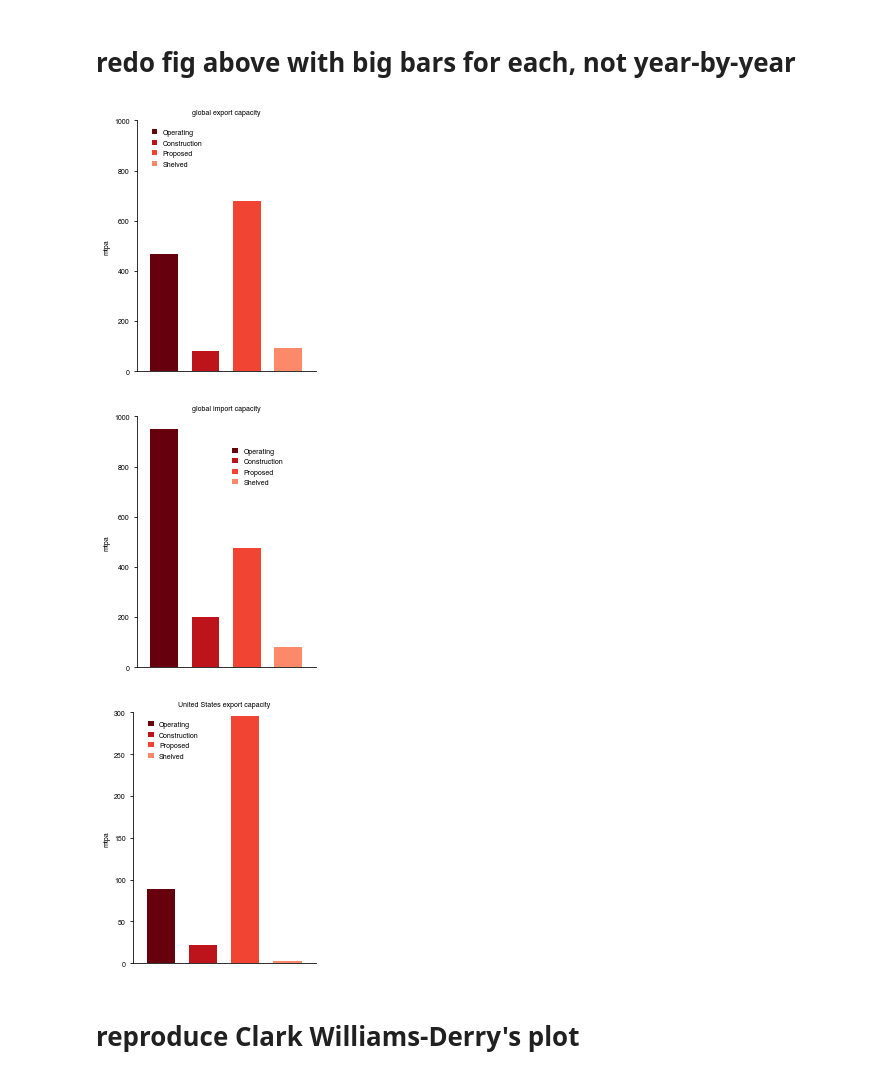
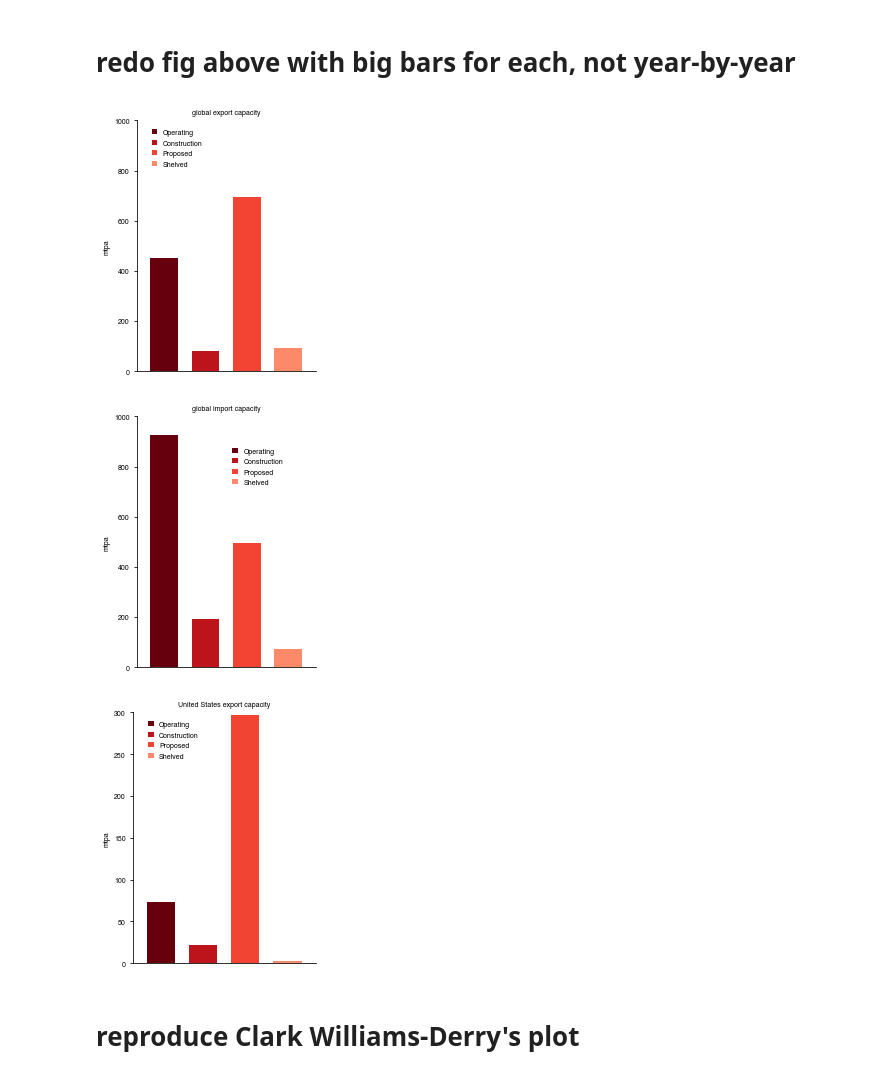
Before and after one commit to GlobalEnergyMonitor/GOIT-GGIT-research, a Jupyter notebook: lng-terminals-report-2022/notebooks/ggit-terminals-2022-report-research.ipynb, the cells around one changed output. Saved outputs shown, nothing was run; the diff lists cells and outputs as text; code cells hidden in the pictures.

```diff
--- a/lng-terminals-report-2022/notebooks/ggit-terminals-2022-report-research.ipynb
+++ b/lng-terminals-report-2022/notebooks/ggit-terminals-2022-report-research.ipynb
@@ -304,14 +305,14 @@ mp.savefig('saved-figures/regional-import-capacity.pdf',
 # %% [markdown]
 ## import
 # %%
-mtpa_started_sum = terms_df_orig.loc[(terms_df_orig.Type1=='LNG')&
-                                     (terms_df_orig.Facility=='Import')&
+mtpa_started_sum = terms_df_orig.loc[(terms_df_orig.Fuel=='LNG')&
+                                     (terms_df_orig['Import/Export']=='Import')&
                                      (terms_df_orig.Status=='Operating')].groupby('StartYearEarliest')['CapacityInMtpa'].sum()
 #terms_df_orig.groupby('StartYearEarliest')['CapacityInMtpa'].sum()
 
 # indev pipelines = Proposed or Construction
-mtpa_indev = terms_df_orig.loc[(terms_df_orig.Type1=='LNG')&
-                                     (terms_df_orig.Facility=='Import')].groupby('Status')['CapacityInMtpa'].sum()
+mtpa_indev = terms_df_orig.loc[(terms_df_orig.Fuel=='LNG')&
+                                     (terms_df_orig['Import/Export']=='Import')].groupby('Status')['CapacityInMtpa'].sum()
 
 font_size = 7
 
@@ -386,12 +387,12 @@ mp.savefig('saved-figures/mtpa-import-by-start-year-backto2008.pdf', bbox_inches
 # %%
-mtpa_started_sum = terms_df_orig.loc[(terms_df_orig.Type1=='LNG')&
-                                     (terms_df_orig.Facility=='Export')&
+mtpa_started_sum = terms_df_orig.loc[(terms_df_orig.Fuel=='LNG')&
+                                     (terms_df_orig['Import/Export']=='Export')&
                                      (terms_df_orig.Status=='Operating')].groupby('StartYearEarliest')['CapacityInMtpa'].sum()
 #terms_df_orig.groupby('StartYearEarliest')['CapacityInMtpa'].sum()
 
 # indev pipelines = Proposed or Construction
-mtpa_indev = terms_df_orig.loc[(terms_df_orig.Type1=='LNG')&
-                                     (terms_df_orig.Facility=='Export')].groupby('Status')['CapacityInMtpa'].sum()
+mtpa_indev = terms_df_orig.loc[(terms_df_orig.Fuel=='LNG')&
+                                     (terms_df_orig['Import/Export']=='Export')].groupby('Status')['CapacityInMtpa'].sum()
 
 font_size = 7
 
@@ -466,8 +467,8 @@ mp.savefig('saved-figures/mtpa-export-by-start-year-backto2008.pdf', bbox_inches
 # %% [markdown]
 # redo fig above with big bars for each, not year-by-year
 # %%
-mtpa_summed_by_status = terms_df_orig.loc[(terms_df_orig.Type1=='LNG')&
-                                          (terms_df_orig.Facility=='Export')].groupby('Status')['CapacityInMtpa'].sum()
+mtpa_summed_by_status = terms_df_orig.loc[(terms_df_orig.Fuel=='LNG')&
+                                          (terms_df_orig['Import/Export']=='Export')].groupby('Status')['CapacityInMtpa'].sum()
 
 font_size = 7
 ytop = 1000
@@ -507,10 +508,10 @@ fig.tight_layout()#w_pad=0.05)
 mp.savefig('saved-figures/mtpa-export-summed-bars.png', bbox_inches='tight', transparent=True, dpi=600)
 mp.savefig('saved-figures/mtpa-export-summed-bars.pdf', bbox_inches='tight', transparent=True)
 # %% [output]
-[figure, old version]
+[figure, new version]
 # %%
-mtpa_summed_by_status = terms_df_orig.loc[(terms_df_orig.Type1=='LNG')&
-                                          (terms_df_orig.Facility=='Import')].groupby('Status')['CapacityInMtpa'].sum()
+mtpa_summed_by_status = terms_df_orig.loc[(terms_df_orig.Fuel=='LNG')&
+                                          (terms_df_orig['Import/Export']=='Import')].groupby('Status')['CapacityInMtpa'].sum()
 
 font_size = 7
 ytop = 1000
@@ -550,10 +551,10 @@ fig.tight_layout()#w_pad=0.05)
 mp.savefig('saved-figures/mtpa-import-summed-bars.png', bbox_inches='tight', transparent=True, dpi=600)
 mp.savefig('saved-figures/mtpa-import-summed-bars.pdf', bbox_inches='tight', transparent=True)
 # %% [output]
-[figure, old version]
+[figure, new version]
 # %%
-mtpa_summed_by_status = terms_df_orig.loc[(terms_df_orig.Type1=='LNG')&
-                                          (terms_df_orig.Facility=='Export')&
+mtpa_summed_by_status = terms_df_orig.loc[(terms_df_orig.Fuel=='LNG')&
+                                          (terms_df_orig['Import/Export']=='Export')&
                                           (terms_df_orig.Country=='United States')].groupby('Status')['CapacityInMtpa'].sum()
 
 font_size = 7
@@ -567,34 +568,34 @@ ax.set_ylim(0, ytop)
 
 ax.set_xlim(-.666,3.666)
 xvals = [0,1,2,3]
 
 ax.set_xticks([])
 ax.set_ylabel('mtpa', size=font_size)
 ax.tick_params(labelsize=font_size)
 
 colors = [tracker_operating, tracker_construction, tracker_proposed, tracker_shelved]
 status = ['Operating', 'Construction', 'Proposed', 'Shelved']
 ax_list = []
 for x,c,s in zip(xvals,colors,status):
     ax_list.append(ax.bar(x, mtpa_summed_by_status[s],
              color=c, label=s, width=0.666))
 
 ax_h, ax_l = ax.get_legend_handles_labels()
 ax.legend(ax_l, fontsize=font_size, frameon=False, handlelength=0.75, loc='upper left', bbox_to_anchor=(0.05,0.99))
 
 axpos = ax.get_position()
 
 ax.spines['right'].set_visible(False)
 ax.spines['top'].set_visible(False)
 
 ax.set_title('United States export capacity', fontsize=font_size)
 
 fig.tight_layout()#w_pad=0.05)
 
 mp.savefig('saved-figures/mtpa-export-summed-bars-US-only.png', bbox_inches='tight', transparent=True, dpi=600)
 mp.savefig('saved-figures/mtpa-export-summed-bars-US-only.pdf', bbox_inches='tight', transparent=True)
 # %% [output]
-[figure, old version]
+[figure, new version]
 # %% [markdown]
 # reproduce Clark Williams-Derry's plot
 # %%
```
Also changed, not shown: parts of 71 cells of this notebook.
